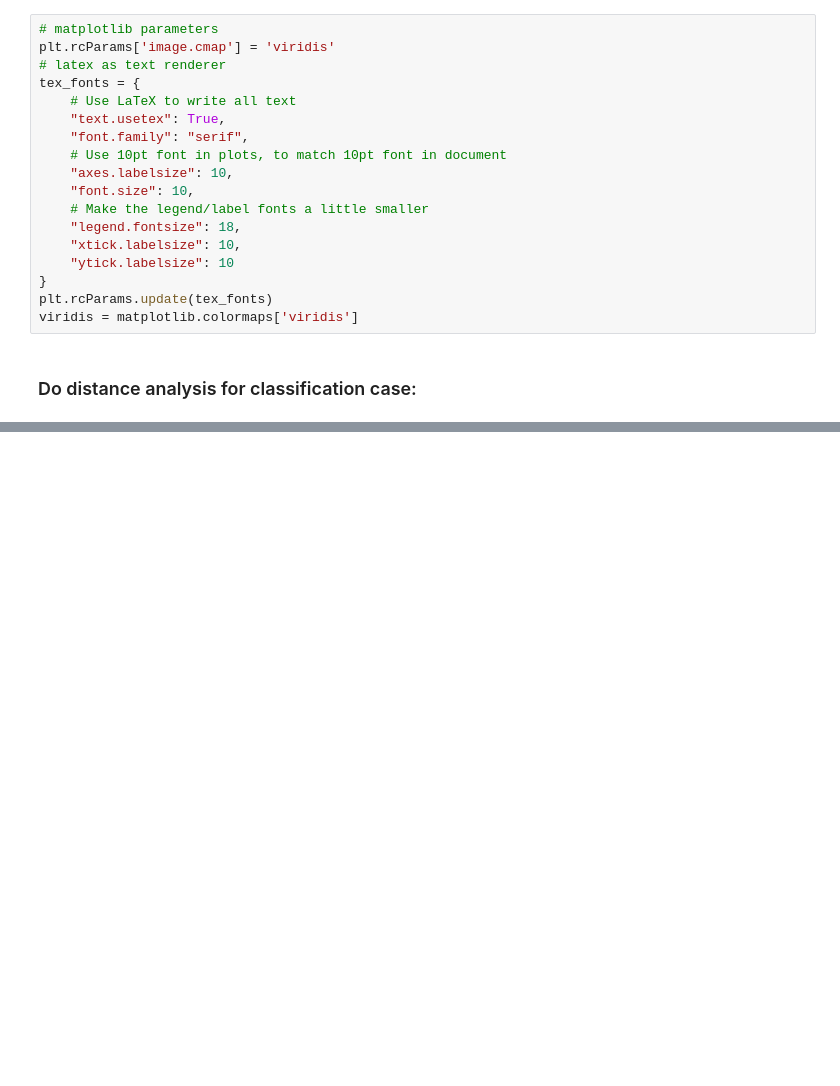
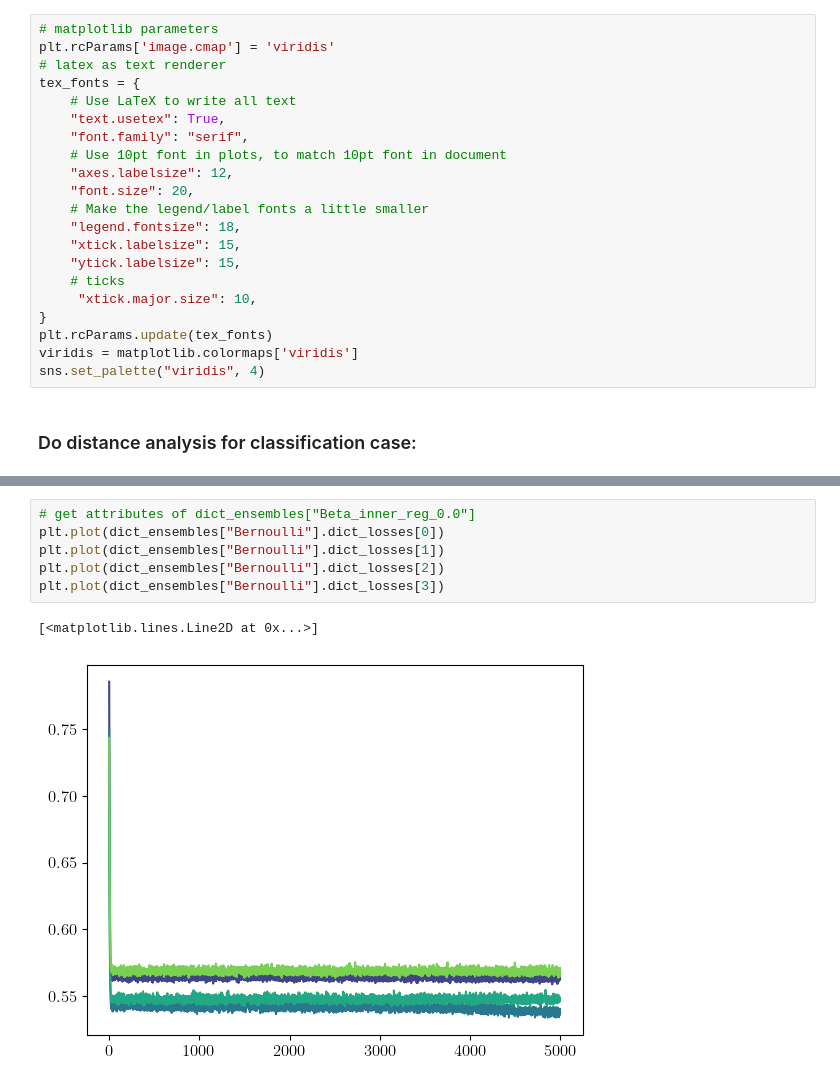
Before and after one commit to mkjuergens/EpistemicUncertaintyAnalysis, a Jupyter notebook: notebooks/plot_distance_analysis.ipynb, the cells around one changed output, grey strips where cells are left out. Drawn from its saved outputs; the diff is of its cells as text; blank space fills up the shorter version.

```diff
--- a/notebooks/plot_distance_analysis.ipynb
+++ b/notebooks/plot_distance_analysis.ipynb
@@ -47,14 +56,17 @@ tex_fonts = {
     "text.usetex": True,
     "font.family": "serif",
     # Use 10pt font in plots, to match 10pt font in document
-    "axes.labelsize": 10,
-    "font.size": 10,
+    "axes.labelsize": 12,
+    "font.size": 20,
     # Make the legend/label fonts a little smaller
     "legend.fontsize": 18,
-    "xtick.labelsize": 10,
-    "ytick.labelsize": 10
+    "xtick.labelsize": 15,
+    "ytick.labelsize": 15,
+    # ticks
+     "xtick.major.size": 10,
 }
 plt.rcParams.update(tex_fonts)
 viridis = matplotlib.colormaps['viridis']
+sns.set_palette("viridis", 4)
 # %% [markdown]
 ### Do distance analysis for classification case:
@@ -101,0 +182,9 @@ plt.legend()
+# %%
+# get attributes of dict_ensembles["Beta_inner_reg_0.0"]
+plt.plot(dict_ensembles["Bernoulli"].dict_losses[0])
+plt.plot(dict_ensembles["Bernoulli"].dict_losses[1])
+plt.plot(dict_ensembles["Bernoulli"].dict_losses[2])
+plt.plot(dict_ensembles["Bernoulli"].dict_losses[3])
+# %% [output]
+[<matplotlib.lines.Line2D at 0x...>]
+[figure, added]
```
Also changed, not shown: parts of 14 cells of this notebook, 1 other file.
